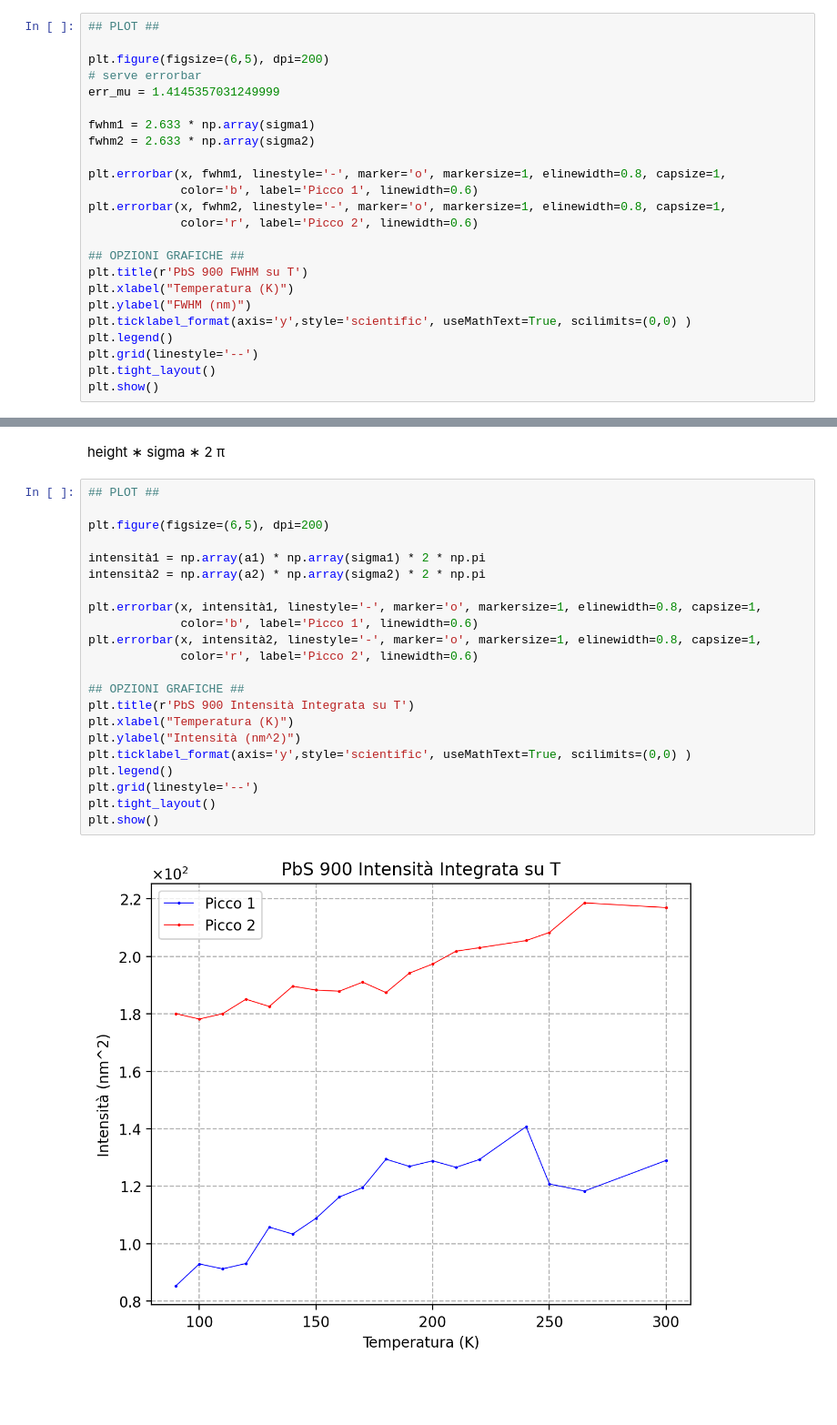
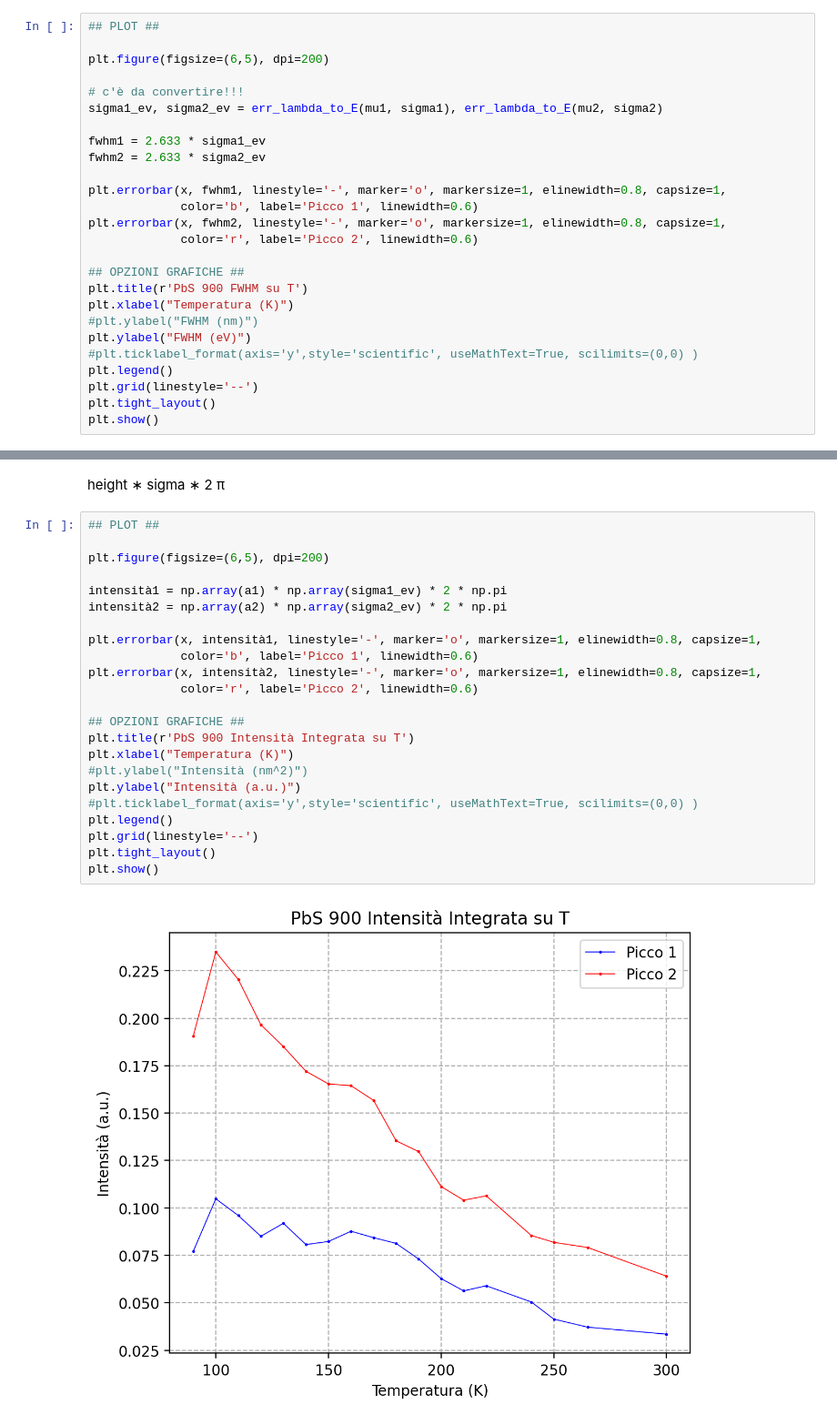
Before and after one commit to zosojack/lab-ss, a Jupyter notebook: QP2/PbS900_VARSHNI.ipynb, the cells around one changed output, grey strips where cells are left out. Shown at 91% size. Drawn from its saved outputs; the diff is of its cells as text; blank space fills up the shorter version.

```diff
--- a/QP2/PbS900_VARSHNI.ipynb
+++ b/QP2/PbS900_VARSHNI.ipynb
@@ -112,11 +138,12 @@ print(' - chi2rid =', chi2_2/dof_2)
 ## PLOT ##
 
 plt.figure(figsize=(6,5), dpi=200)
-# serve errorbar
-err_mu = 1.4145357031249999
 
-fwhm1 = 2.633 * np.array(sigma1)
-fwhm2 = 2.633 * np.array(sigma2)
+# c'è da convertire!!!
+sigma1_ev, sigma2_ev = err_lambda_to_E(mu1, sigma1), err_lambda_to_E(mu2, sigma2)
+
+fwhm1 = 2.633 * sigma1_ev
+fwhm2 = 2.633 * sigma2_ev
 
 plt.errorbar(x, fwhm1, linestyle='-', marker='o', markersize=1, elinewidth=0.8, capsize=1,
              color='b', label='Picco 1', linewidth=0.6)
@@ -126,8 +153,9 @@ plt.errorbar(x, fwhm2, linestyle='-', marker='o', markersize=1, elinewidth=0.8,
 ## OPZIONI GRAFICHE ##
 plt.title(r'PbS 900 FWHM su T')
 plt.xlabel("Temperatura (K)")
-plt.ylabel("FWHM (nm)")
-plt.ticklabel_format(axis='y',style='scientific', useMathText=True, scilimits=(0,0) )
+#plt.ylabel("FWHM (nm)")
+plt.ylabel("FWHM (eV)")
+#plt.ticklabel_format(axis='y',style='scientific', useMathText=True, scilimits=(0,0) )
 plt.legend()
 plt.grid(linestyle='--')
 plt.tight_layout()
@@ -141,24 +171,25 @@ height ∗ sigma ∗ 2 π
 # %%
 ## PLOT ##
 
 plt.figure(figsize=(6,5), dpi=200)
 
-intensità1 = np.array(a1) * np.array(sigma1) * 2 * np.pi
-intensità2 = np.array(a2) * np.array(sigma2) * 2 * np.pi
+intensità1 = np.array(a1) * np.array(sigma1_ev) * 2 * np.pi
+intensità2 = np.array(a2) * np.array(sigma2_ev) * 2 * np.pi
 
 plt.errorbar(x, intensità1, linestyle='-', marker='o', markersize=1, elinewidth=0.8, capsize=1,
              color='b', label='Picco 1', linewidth=0.6)
 plt.errorbar(x, intensità2, linestyle='-', marker='o', markersize=1, elinewidth=0.8, capsize=1,
              color='r', label='Picco 2', linewidth=0.6)
 
 ## OPZIONI GRAFICHE ##
 plt.title(r'PbS 900 Intensità Integrata su T')
 plt.xlabel("Temperatura (K)")
-plt.ylabel("Intensità (nm^2)")
-plt.ticklabel_format(axis='y',style='scientific', useMathText=True, scilimits=(0,0) )
+#plt.ylabel("Intensità (nm^2)")
+plt.ylabel("Intensità (a.u.)")
+#plt.ticklabel_format(axis='y',style='scientific', useMathText=True, scilimits=(0,0) )
 plt.legend()
 plt.grid(linestyle='--')
 plt.tight_layout()
 plt.show()
 # %% [output]
-[figure, old version]
+[figure, new version]
```
Also changed, not shown: parts of 22 cells of this notebook, 4 other files.
